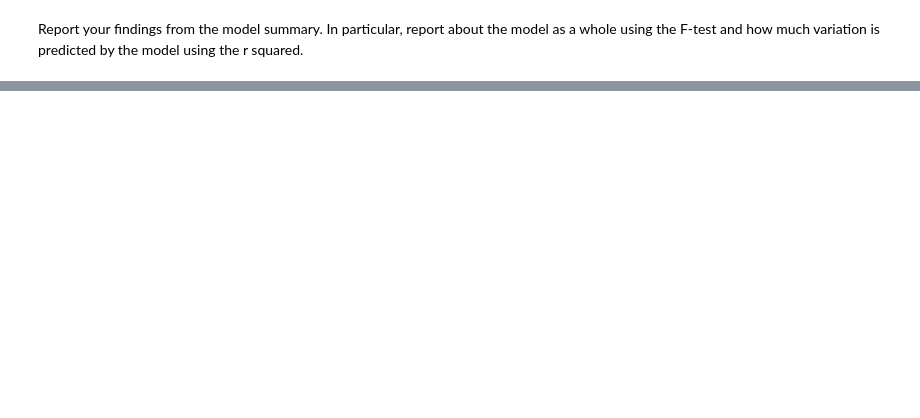
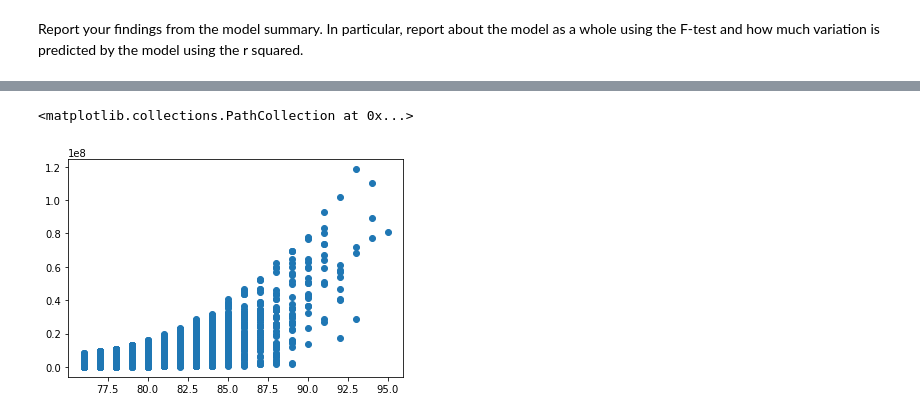
Before and after one commit to carlosmd14/datamad0119, a Jupyter notebook: module-2/lab-correlation-tests-with-scipy/your-code/main.ipynb, the cells around one changed output, grey strips where cells are left out. Saved outputs shown, nothing was run; the diff lists cells and outputs as text; code cells hidden in the pictures; blank space fills up the shorter version.

```diff
--- a/module-2/lab-correlation-tests-with-scipy/your-code/main.ipynb
+++ b/module-2/lab-correlation-tests-with-scipy/your-code/main.ipynb
@@ -75,0 +223,5 @@ Plot a scatter plot of value vs. potential. Do you see a linear relationship?
+# %%
+plt.scatter(fifa.Potential[fifa.Potential>75],fifa.ValueNumeric[fifa.Potential>75])
+# %% [output]
+<matplotlib.collections.PathCollection at 0x...>
+[figure, added]
```
Also changed, not shown: parts of 19 cells of this notebook.
